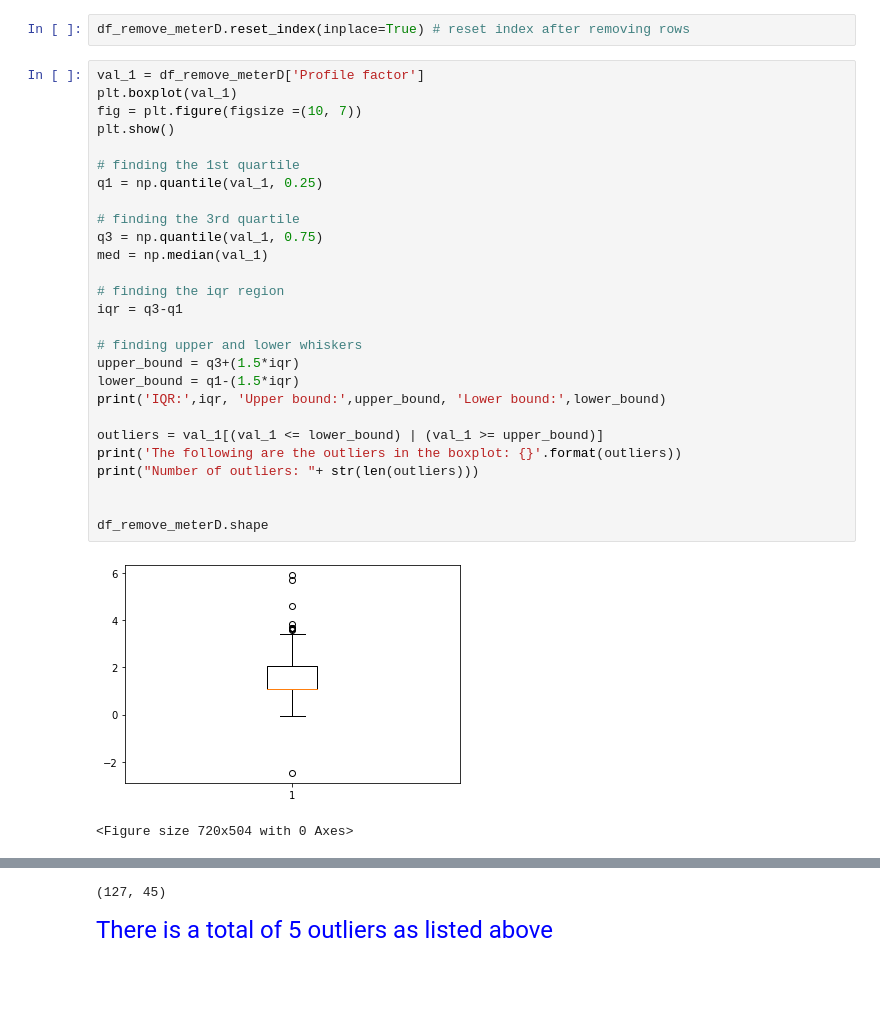
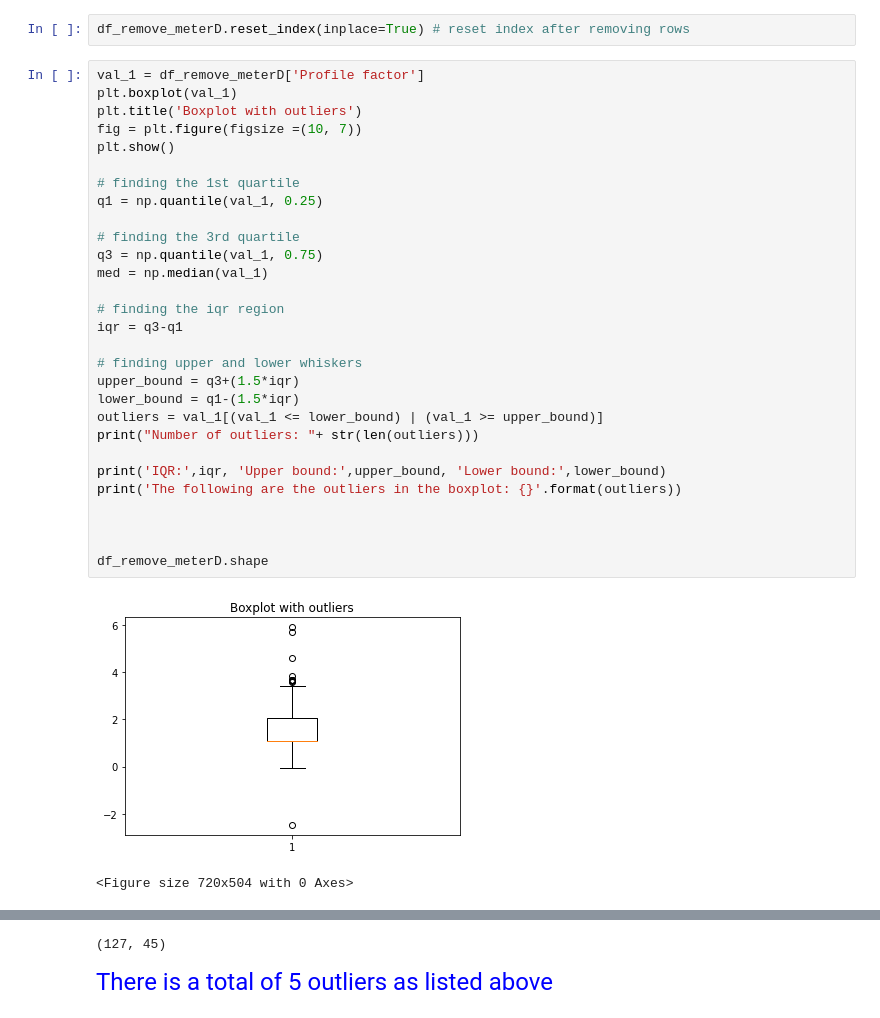
Before and after one commit to goldslime123/csc3005-DA, a Jupyter notebook: MeterD.ipynb, the cells around one changed output, grey strips where cells are left out. Saved outputs shown, nothing was run; the diff lists cells and outputs as text; blank space fills up the shorter version.

```diff
--- a/MeterD.ipynb
+++ b/MeterD.ipynb
@@ -209,30 +225,32 @@ df_remove_meterD.reset_index(inplace=True) # reset index after removing rows
 # %%
 val_1 = df_remove_meterD['Profile factor']
 plt.boxplot(val_1)
+plt.title('Boxplot with outliers')
 fig = plt.figure(figsize =(10, 7))
 plt.show()
 
 # finding the 1st quartile
 q1 = np.quantile(val_1, 0.25)
 
 # finding the 3rd quartile
 q3 = np.quantile(val_1, 0.75)
 med = np.median(val_1)
 
 # finding the iqr region
 iqr = q3-q1
 
 # finding upper and lower whiskers
 upper_bound = q3+(1.5*iqr)
 lower_bound = q1-(1.5*iqr)
+outliers = val_1[(val_1 <= lower_bound) | (val_1 >= upper_bound)]
+print("Number of outliers: "+ str(len(outliers)))
+
 print('IQR:',iqr, 'Upper bound:',upper_bound, 'Lower bound:',lower_bound)
+print('The following are the outliers in the boxplot: {}'.format(outliers))
 
-outliers = val_1[(val_1 <= lower_bound) | (val_1 >= upper_bound)]
-print('The following are the outliers in the boxplot: {}'.format(outliers))
-print("Number of outliers: "+ str(len(outliers)))
 
 
 df_remove_meterD.shape
 # %% [output]
-[figure, old version]
+[figure, new version]
 <Figure size 720x504 with 0 Axes>
```
Also changed, not shown: parts of 66 cells of this notebook.
